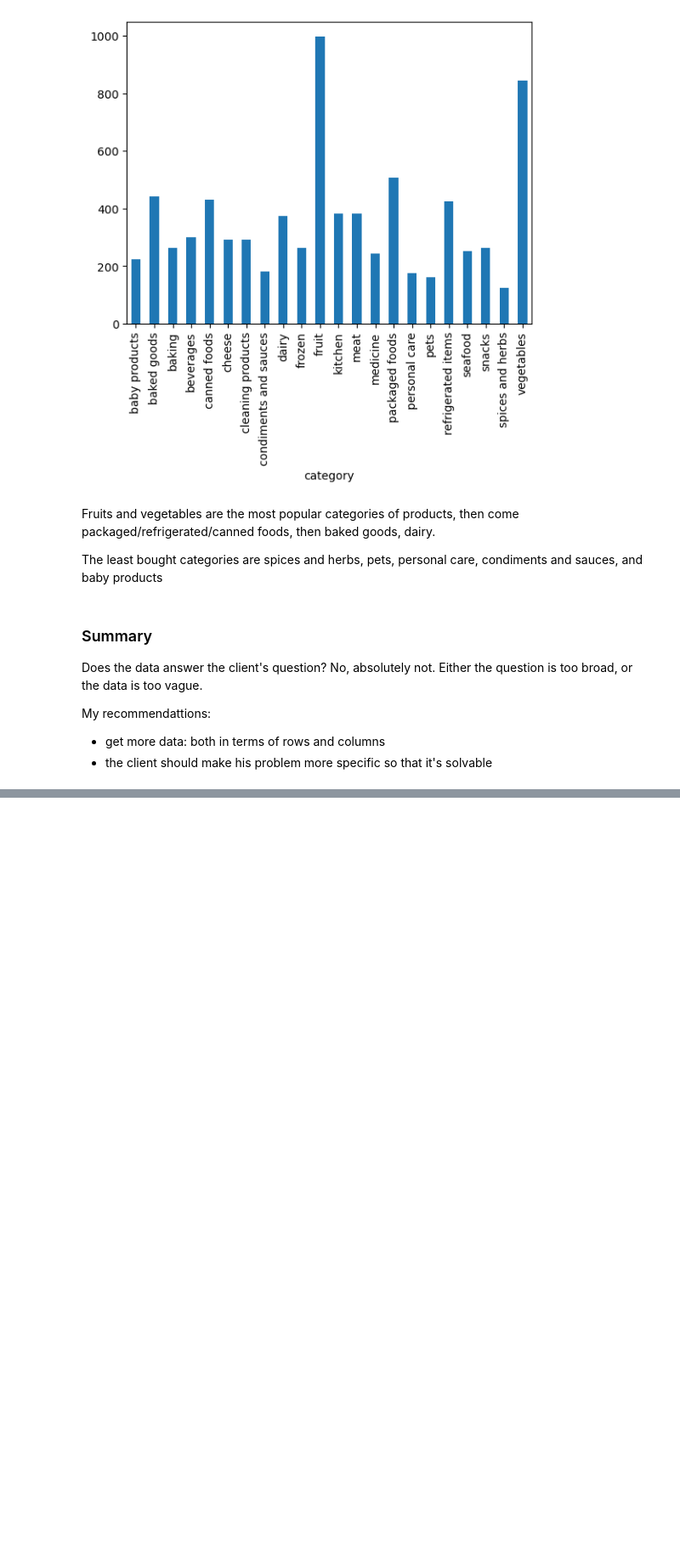
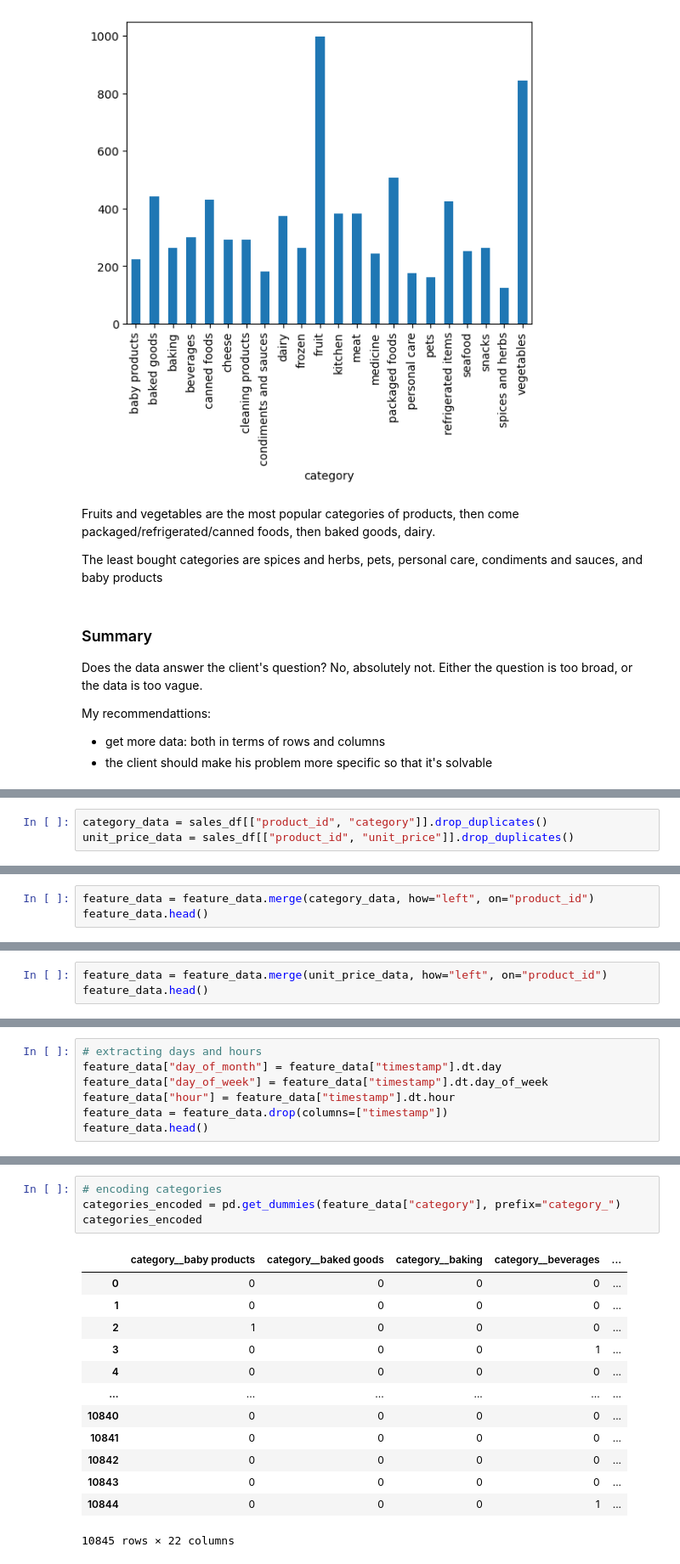
Before and after one commit to sersldmir/forage_collection, a Jupyter notebook: project.ipynb, the cells around one changed output, grey strips where cells are left out. Shown at 85% size. Cells and saved outputs as stored; diff of their text form; blank space fills up the shorter version.

```diff
--- a/project.ipynb
+++ b/project.ipynb
@@ -159,0 +407,3 @@ My recommendattions:
+# %%
+category_data = sales_df[["product_id", "category"]].drop_duplicates()
+unit_price_data = sales_df[["product_id", "unit_price"]].drop_duplicates()
@@ -159,0 +428,3 @@ My recommendattions:
+# %%
+feature_data = feature_data.merge(category_data, how="left", on="product_id")
+feature_data.head()
@@ -159,0 +454,3 @@ My recommendattions:
+# %%
+feature_data = feature_data.merge(unit_price_data, how="left", on="product_id")
+feature_data.head()
@@ -159,0 +485,7 @@ My recommendattions:
+# %%
+# extracting days and hours
+feature_data["day_of_month"] = feature_data["timestamp"].dt.day
+feature_data["day_of_week"] = feature_data["timestamp"].dt.day_of_week
+feature_data["hour"] = feature_data["timestamp"].dt.hour
+feature_data = feature_data.drop(columns=["timestamp"])
+feature_data.head()
@@ -159,0 +499,18 @@ My recommendattions:
+# %%
+# encoding categories
+categories_encoded = pd.get_dummies(feature_data["category"], prefix="category_")
+categories_encoded
+# %% [output]
+|  | category__baby products | category__baked goods | category__baking | category__beverages | ... |
+| 0 | 0 | 0 | 0 | 0 | ... |
+| 1 | 0 | 0 | 0 | 0 | ... |
+| 2 | 1 | 0 | 0 | 0 | ... |
+| 3 | 0 | 0 | 0 | 1 | ... |
+| 4 | 0 | 0 | 0 | 0 | ... |
+| ... | ... | ... | ... | ... | ... |
+| 10840 | 0 | 0 | 0 | 0 | ... |
+| 10841 | 0 | 0 | 0 | 0 | ... |
+| 10842 | 0 | 0 | 0 | 0 | ... |
+| 10843 | 0 | 0 | 0 | 0 | ... |
+| 10844 | 0 | 0 | 0 | 1 | ... |
+10845 rows × 22 columns
```
Also changed, not shown: parts of 49 cells of this notebook.
